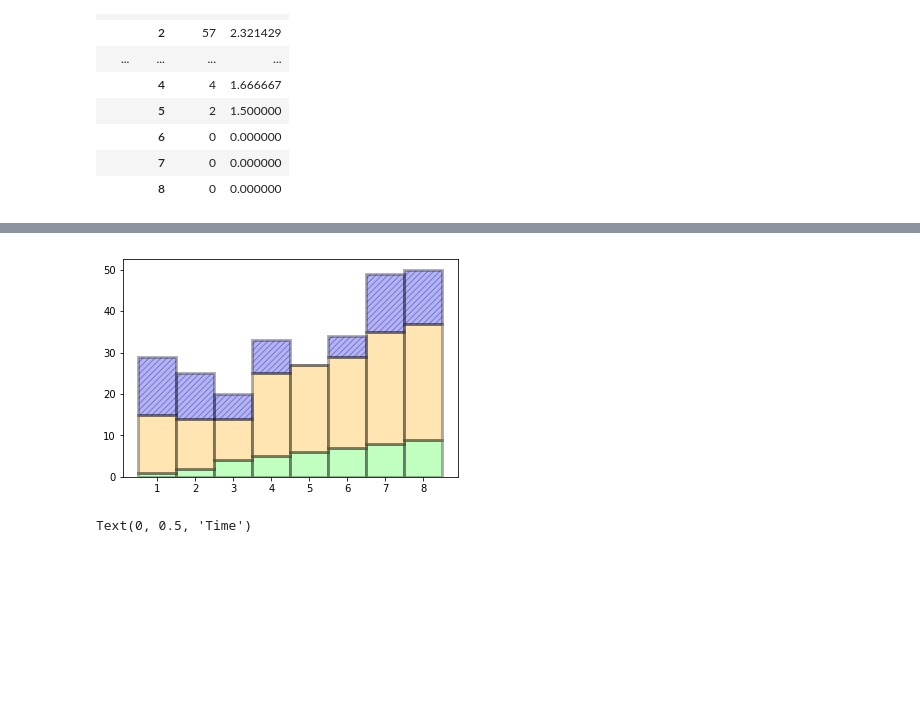
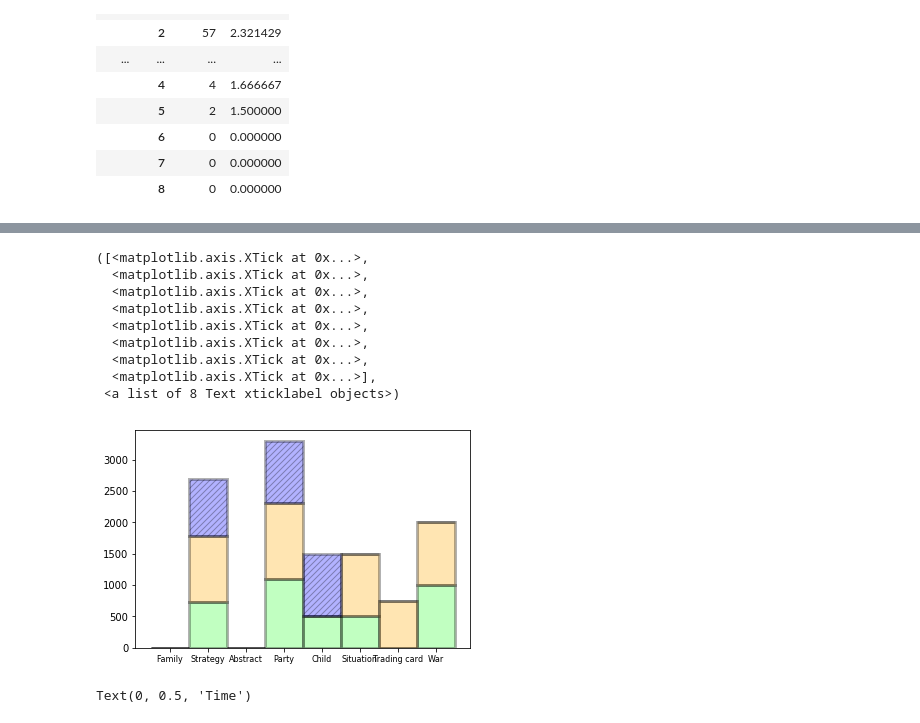
Before and after one commit to EastDetective/TestBoard, a Jupyter notebook: Rethinking the population pyramid.ipynb, the cells around one changed output, grey strips where cells are left out. Drawn from its saved outputs; the diff is of its cells as text; code cells hidden in the pictures; blank space fills up the shorter version.

```diff
--- a/Rethinking the population pyramid.ipynb
+++ b/Rethinking the population pyramid.ipynb
@@ -118,48 +118,45 @@ boardgame_data_sp = pd.read_csv('DataBaseSp.csv')
 
 timeLevel = [1, 2, 3]
 likeLevel = np.array([1, 2, 3, 4, 5, 6, 7, 8])
-moneyLevel = [1, 2, 3, 4]
 
-# ddd = boardgame_data_sp.groupby(['Like', 'Money']).size().reset_index().groupby('Like')[[0]].sum()
-eee = boardgame_data_sp.groupby(['Time', 'Like']).size()
-print(eee)
-
-timeData = boardgame_data['Time']
-timeSeq = list(set(timeData))
-print(timeSeq)
-
-likeData = boardgame_data_sp['Like']
-likeSeq = list(set(likeData))
-print(likeSeq)
-
-moneyData = boardgame_data_sp['Money']
-moneySeq = list(set(moneyData))
-print(moneySeq)
-
-# print('\npreferSum')
-# preferSum = boardgame_data_sp.groupby(['Like']).size()
-# print(eec)
-
-costBar=np.array([[1,2,4,5,6,7,8,9],[14,12,10,20,21,22,27,28],[14, 11, 6, 8, 0, 5, 14, 13],[14, 11, 6, 8, 0, 5, 14, 13]])
-# print(costBar[3])
-
-# # testV = abc[2][1] *500 + abc[2][2]*1000 + abc[2][3]*1500 + abc[2][4]*2000
-# # print(testV)
-
-# for i in timeSeq :
-#     for j in likeSeq :
-
-#         costBar[i-1][j-1] += temp
+totalPay = boardgame_data_sp.groupby(['Time', 'Like']).agg({'Money': sum})
+number = boardgame_data_sp.groupby(['Time', 'Like']).size()
 
 
+costBar=np.array([[0, 0, 0, 0, 0, 0, 0, 0], [0, 0, 0, 0, 0, 0, 0, 0], [0, 0, 0, 0, 0, 0, 0, 0]])
+
+for i in timeLevel :
+    for j in likeLevel :
+        if(number[i][j] != 1) :
+            costBar[i-1][j-1] =  totalPay['Money'][i][j] *500 / (number[i][j]-1)
+
+
+# boardgame_data = pd.read_csv('DataBase.csv')
+
+# timeLevel = [1, 2, 3]
+# likeLevel = np.array([1, 2, 3, 4, 5, 6, 7, 8])
+
+# totalPay = boardgame_data.groupby(['Time', 'Like']).agg({'Money': sum})
+# number = boardgame_data.groupby(['Time', 'Like']).size()
+
+
+# costBar=np.array([[0, 0, 0, 0, 0, 0, 0, 0], [0, 0, 0, 0, 0, 0, 0, 0], [0, 0, 0, 0, 0, 0, 0, 0]])
+
+# for i in timeLevel :
+#     for j in likeLevel :
+#         if(number[i][j] != 0) :
+#             costBar[i-1][j-1] =  totalPay['Money'][i][j] *500 / number[i][j]
+
+
+
+
+
+print(costBar)
 
 
 bar_width = 1
 inHalfHour = plt.bar(likeLevel,costBar[0], bar_width,color='#33FF33',edgecolor='black',linewidth=3,alpha=0.3)
 inHour = plt.bar(likeLevel,costBar[1], bar_width,color='#FFAA00',edgecolor='black',linewidth=3,alpha=0.3,bottom=costBar[0])
 overHour = plt.bar(likeLevel,costBar[2], bar_width,color='#0000FF',edgecolor='black',linewidth=3,alpha=0.3,bottom=costBar[0]+costBar[1], hatch='////')
-
-
-#下面是改group的程式碼 要改成這樣 上面4行先用for跑 改完刪除
-#boardgame_data.groupby(['people'], ['like']).transform(np.size)
+plt.xticks(range(1, 9, 1), ['Family','Strategy','Abstract', 'Party', 'Child', 'Situation', 'Trading card', 'War'], fontsize=8)
 # %% [output]
@@ -183,4 +166,13 @@ dtype: int64
+([<matplotlib.axis.XTick at 0x...>,
+  <matplotlib.axis.XTick at 0x...>,
+  <matplotlib.axis.XTick at 0x...>,
+  <matplotlib.axis.XTick at 0x...>,
+  <matplotlib.axis.XTick at 0x...>,
+  <matplotlib.axis.XTick at 0x...>,
+  <matplotlib.axis.XTick at 0x...>,
+  <matplotlib.axis.XTick at 0x...>],
+ <a list of 8 Text xticklabel objects>)
-[figure, old version]
+[figure, new version]
 # %%
 x = boardgame_data['People']
 y = boardgame_data['Time']
```
Also changed, not shown: parts of 1 cell of this notebook, 2 other files.
